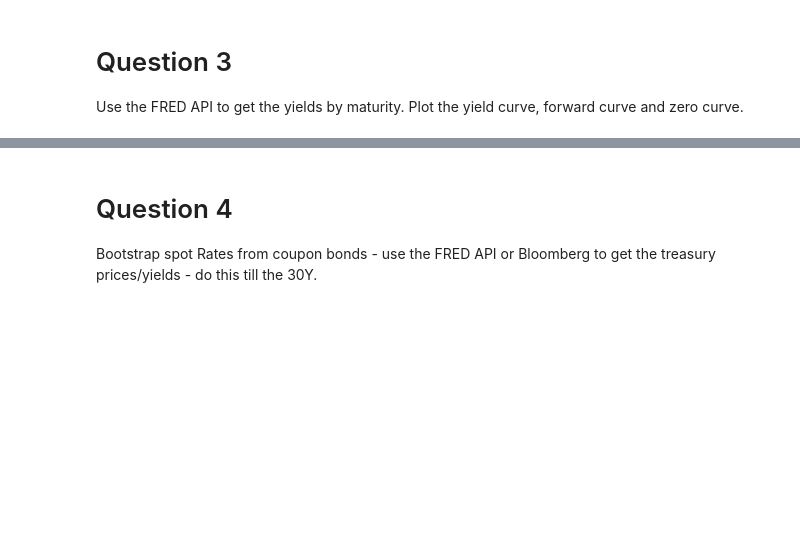
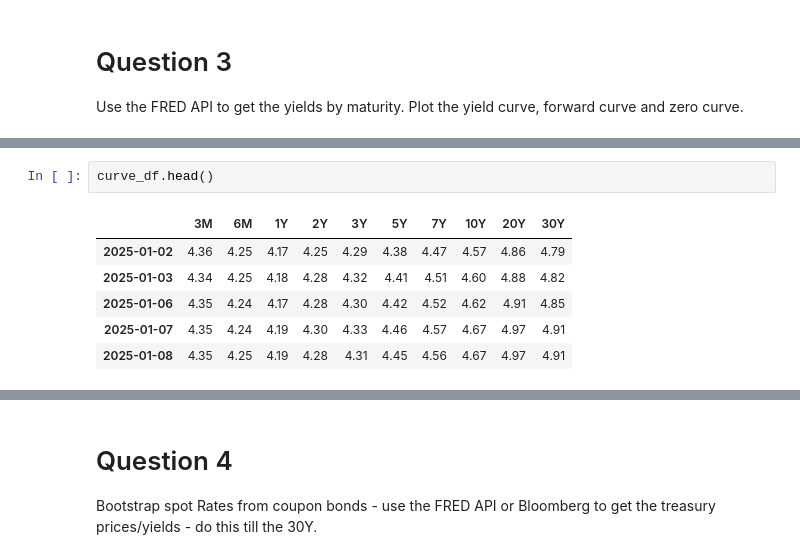
Before and after one commit to anjaliadap/Financial-Markets-and-Modeling, a Jupyter notebook: HW2/Anjali_Adap_HW2.ipynb, the cells around one changed output, grey strips where cells are left out. Drawn from its saved outputs; the diff is of its cells as text; blank space fills up the shorter version.

```diff
--- a/HW2/Anjali_Adap_HW2.ipynb
+++ b/HW2/Anjali_Adap_HW2.ipynb
@@ -474 +452,10 @@ Shape: (184, 10)
+# %%
+curve_df.head()
+# %% [output]
+|  | 3M | 6M | 1Y | 2Y | 3Y | 5Y | 7Y | 10Y | 20Y | 30Y |
+| 2025-01-02 | 4.36 | 4.25 | 4.17 | 4.25 | 4.29 | 4.38 | 4.47 | 4.57 | 4.86 | 4.79 |
+| 2025-01-03 | 4.34 | 4.25 | 4.18 | 4.28 | 4.32 | 4.41 | 4.51 | 4.60 | 4.88 | 4.82 |
+| 2025-01-06 | 4.35 | 4.24 | 4.17 | 4.28 | 4.30 | 4.42 | 4.52 | 4.62 | 4.91 | 4.85 |
+| 2025-01-07 | 4.35 | 4.24 | 4.19 | 4.30 | 4.33 | 4.46 | 4.57 | 4.67 | 4.97 | 4.91 |
+| 2025-01-08 | 4.35 | 4.25 | 4.19 | 4.28 | 4.31 | 4.45 | 4.56 | 4.67 | 4.97 | 4.91 |
 # %%
```
Also changed, not shown: parts of 27 cells of this notebook.
